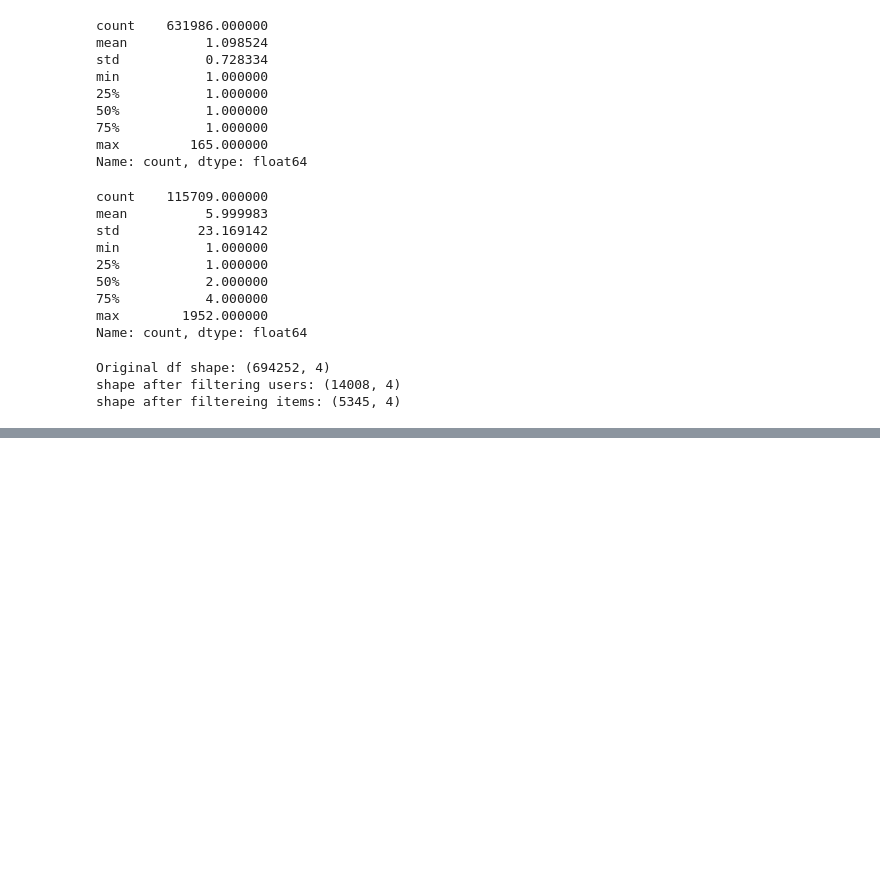
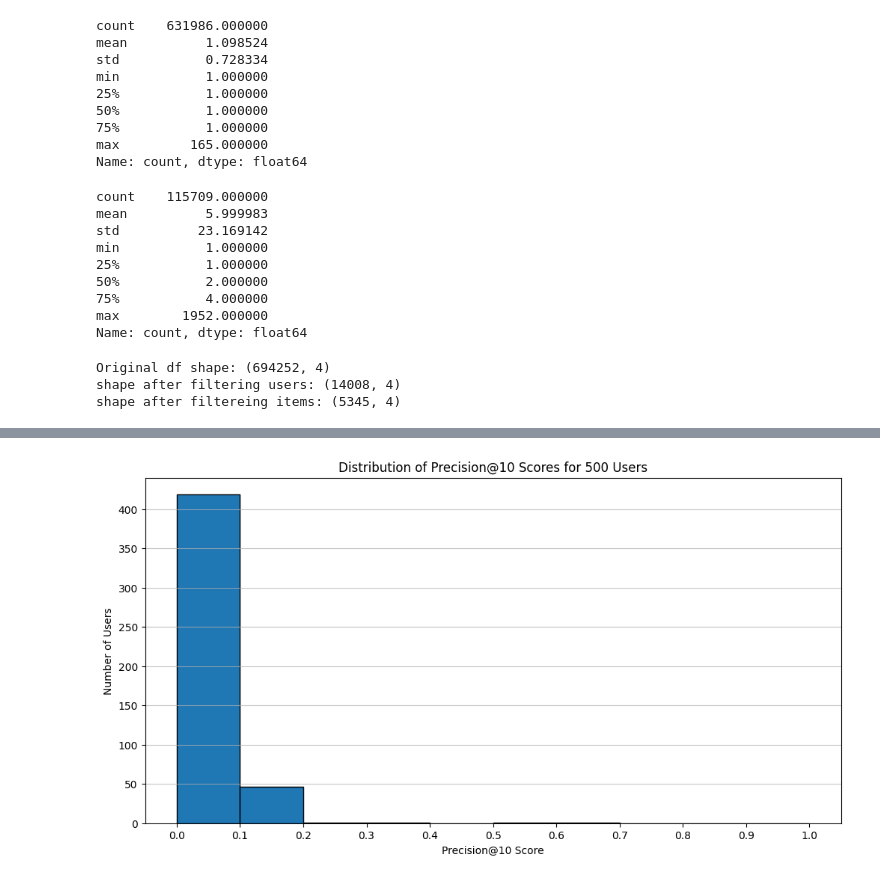
Before and after one commit to joelcrouch/large-scale-ranking-system, a Jupyter notebook: scripts/data_utils/data_exploration.ipynb, the cells around one changed output, grey strips where cells are left out. Saved outputs shown, nothing was run; the diff lists cells and outputs as text; code cells hidden in the pictures; blank space fills up the shorter version.

Commit message:
Feat: Add and tune ALS model for recommendations

```diff
--- a/scripts/data_utils/data_exploration.ipynb
+++ b/scripts/data_utils/data_exploration.ipynb
@@ -150,0 +159,16 @@ shape after filtereing items: (5345, 4)
+# %%
+import implicit
+from scipy.sparse import coo_matrix
+import pandas as pd
+ # Assuming 'train_df' is your training DataFrame
+train_df['userId_cat'] = train_df['userId'].astype('category').cat.codes
+train_df['itemId_cat'] = train_df['itemId'].astype('category').cat.codes # Corrected typo here
+
+ # Corrected typo in the next line from userID_cat to userId_cat
+user_item_matrix = coo_matrix((train_df['rating'].astype(float), (train_df['userId_cat'],
+      train_df['itemId_cat'])))
+
+model = implicit.als.AlternatingLeastSquares(factors=50)
+model.fit(user_item_matrix)
+
+print("Model training complete!")
@@ -150,0 +299,65 @@ shape after filtereing items: (5345, 4)
+# %%
+import numpy as np
+import pandas as pd
+import matplotlib.pyplot as plt
+
+# --- Settings ---
+num_users_to_test = 500
+
+# --- Get a sample of users from the test set ---
+test_users = test_df['userId'].unique()
+if len(test_users) > num_users_to_test:
+    sample_users = np.random.choice(test_users, size=num_users_to_test, replace=False)
+else:
+    sample_users = test_users
+
+# --- Initialize list to store precision scores ---
+precisions = []
+
+# --- Get mappings and training matrix ---
+user_map = dict(zip(train_df['userId'], train_df['userId_cat']))
+item_cat_to_id = dict(zip(train_df['itemId_cat'], train_df['itemId']))
+train_user_item_matrix_csr = user_item_matrix.tocsr()
+
+# --- Loop through the sample users ---
+for user_id in sample_users:
+    # Get user's categorical code
+    if user_id not in user_map:
+        continue # Skip users in test set but not in training set
+    user_cat = user_map[user_id]
+
+    # Get recommendations
+    recommended_item_cats, scores = model.recommend(user_cat, train_user_item_matrix_csr[user_cat], N=10)
+    recommended_item_ids = [item_cat_to_id[i] for i in recommended_item_cats]
+
+    # Get actual items from the test set
+    actual_items = test_df[test_df['userId'] == user_id]['itemId'].tolist()
+
+    # Calculate hits and precision
+    hits = len(set(recommended_item_ids) & set(actual_items))
+    precision = hits / 10.0
+    precisions.append(precision)
+
+# --- Display Aggregate Results ---
+print(f"--- Aggregate Results for {len(precisions)} users ---")
+if precisions:
+    print(f"Mean Precision@10:   {np.mean(precisions):.4f}")
+    print(f"Median Precision@10: {np.median(precisions):.4f}")
+    print(f"Standard Deviation:  {np.std(precisions):.4f}")
+    print(f"Min Precision@10:    {np.min(precisions):.4f}")
+    print(f"Max Precision@10:    {np.max(precisions):.4f}")
+else:
+    print("No users from the sample were found in the training set.")
+print("------------------------------------")
+
+# --- Plot a histogram of the precisions ---
+if precisions:
+    plt.figure(figsize=(12, 6))
+    plt.hist(precisions, bins=[0, 0.1, 0.2, 0.3, 0.4, 0.5, 0.6, 0.7, 0.8, 0.9, 1.0], edgecolor='black')
+    plt.title('Distribution of Precision@10 Scores for 500 Users')
+    plt.xlabel('Precision@10 Score')
+    plt.ylabel('Number of Users')
+    plt.xticks([0, 0.1, 0.2, 0.3, 0.4, 0.5, 0.6, 0.7, 0.8, 0.9, 1.0])
+    plt.grid(axis='y', alpha=0.75)
+    plt.show()
+# %% [output]
@@ -150,0 +371 @@ shape after filtereing items: (5345, 4)
+[figure, added]
```
Also changed, not shown: parts of 12 cells of this notebook, 2 other files.
